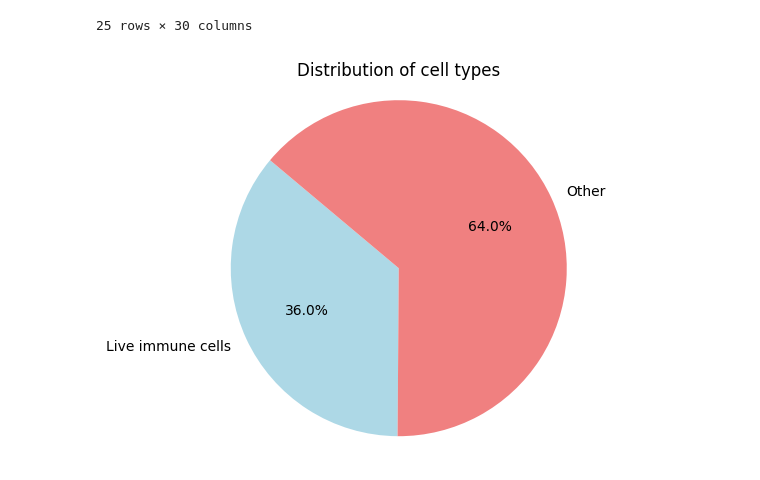
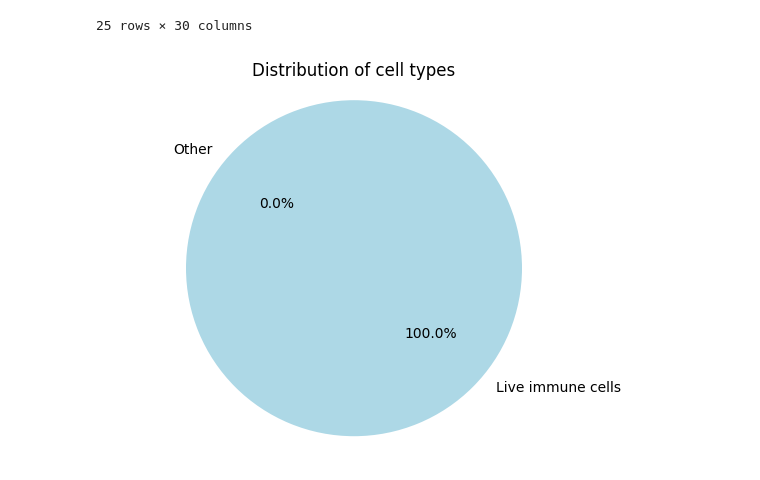
Before and after one commit to davronverse/CyTof-analysis, a Jupyter notebook: script_v2.ipynb, the cells around one changed output. Saved outputs shown, nothing was run; the diff lists cells and outputs as text; code cells hidden in the pictures.

```diff
--- a/script_v2.ipynb
+++ b/script_v2.ipynb
@@ -363,17 +363,20 @@ categorized_df
 # %%
 # Function to match a row with the rule dataframe
 def match_cell_type(row, rule_df):
-    matches = []
-    for _, rule in rule_df.iterrows():
-        match = True
-        for col in rule_df.columns[:-1]:  # Exclude the 'cell_type' column
-            if type(rule[col]) == str and row[col] != rule[col]:
-                match = False
-                break
-        if match:
-            matches.append(rule['cell_type'])
+    try:
+        matches = []
+        for _, rule in rule_df.iterrows():
+            match = True
+            for col in rule_df.columns[1:-1]:  # Exclude the 'cell_type' column
+                if type(rule[col]) == str and row[col] != rule[col]:
+                    match = False
+                    break
+            if match:
+                matches.append(rule['cell_type'])
 
-    return matches if matches else ['Unknown']
+        return matches if matches else ['Unknown']
+    except:
+        return ['Unknown']
 # %%
 categorized_df['cell_type'] = categorized_df.apply(match_cell_type, axis=1, rule_df=rules_df)
 # %% [output]
@@ -406,19 +409,19 @@ categorized_df
 # %%
 import matplotlib.pyplot as plt
 
 # Counting rows with 'Live immune cells'
-live_count = categorized_df['cell_type'].apply(lambda x: 'Live immune cells' in x).sum()
+live_count = categorized_df['cell_type'].apply(lambda x: 'Lymphocytes' in x).sum()
 
 # Counting other rows
 other_count = len(categorized_df) - live_count
 
 # Creating a pie chart
 labels = ['Live immune cells', 'Other']
 sizes = [live_count, other_count]
 colors = ['lightblue', 'lightcoral']
 plt.pie(sizes, labels=labels, colors=colors, autopct='%1.1f%%', startangle=140)
 plt.axis('equal')
 plt.title('Distribution of cell types')
 plt.show()
 # %% [output]
-[figure, old version]
+[figure, new version]
```
